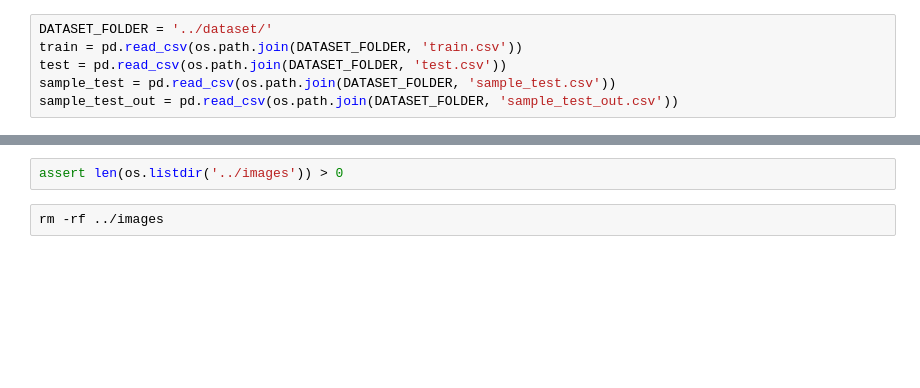
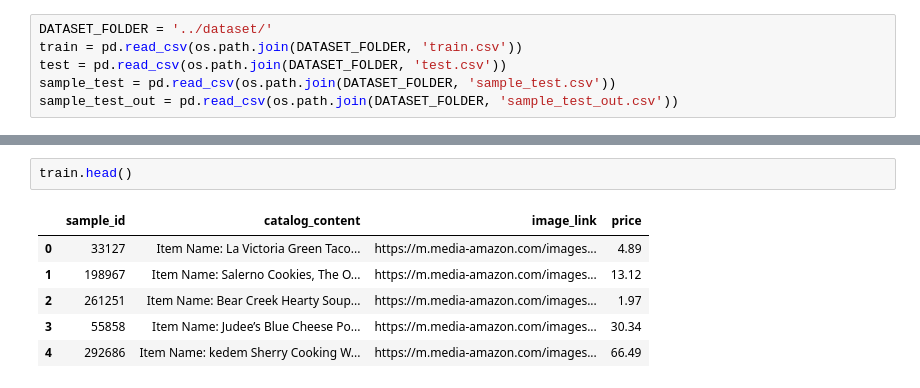
Before and after one commit to harel35/multimodal-price-prediction, a Jupyter notebook: dataset/student_resource/src/example.ipynb, the cells around one changed output, grey strips where cells are left out. Drawn from its saved outputs; the diff is of its cells as text; blank space fills up the shorter version.

```diff
--- a/dataset/student_resource/src/example.ipynb
+++ b/dataset/student_resource/src/example.ipynb
@@ -29,4 +25,9 @@ len(os.listdir('../images'))
-# %%
-assert len(os.listdir('../images')) > 0
-# %%
-rm -rf ../images
+# %%
+train.head()
+# %% [output]
+|  | sample_id | catalog_content | image_link | price |
+| 0 | 33127 | Item Name: La Victoria Green Taco... | https://m.media-amazon.com/images... | 4.89 |
+| 1 | 198967 | Item Name: Salerno Cookies, The O... | https://m.media-amazon.com/images... | 13.12 |
+| 2 | 261251 | Item Name: Bear Creek Hearty Soup... | https://m.media-amazon.com/images... | 1.97 |
+| 3 | 55858 | Item Name: Judee’s Blue Cheese Po... | https://m.media-amazon.com/images... | 30.34 |
+| 4 | 292686 | Item Name: kedem Sherry Cooking W... | https://m.media-amazon.com/images... | 66.49 |
```
Also changed, not shown: parts of 4 cells of this notebook.
